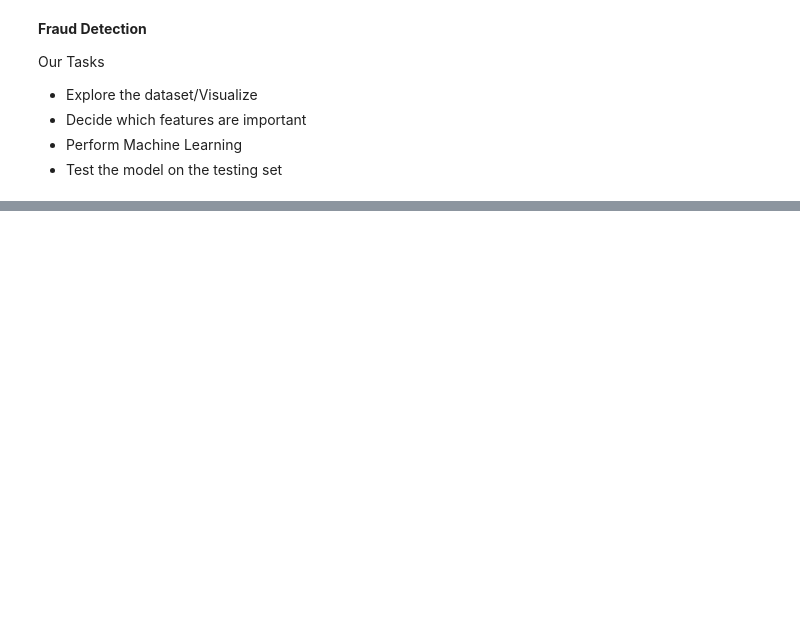
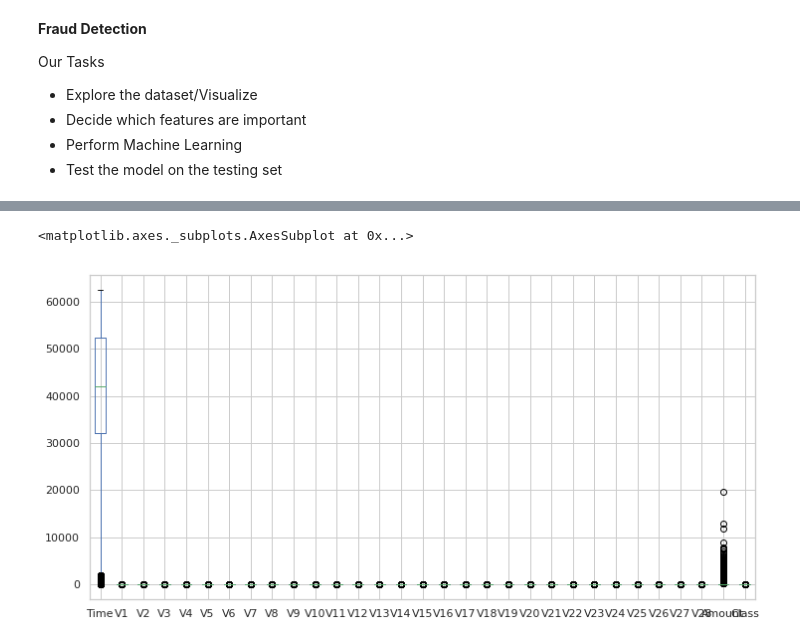
Before and after one commit to Deepak5j/FraudDetection, a Jupyter notebook: Fraud_Detection.ipynb, the cells around one changed output, grey strips where cells are left out. Cells and saved outputs as stored; diff of their text form; code cells hidden in the pictures; blank space fills up the shorter version.

```diff
--- a/Fraud_Detection.ipynb
+++ b/Fraud_Detection.ipynb
@@ -47,0 +45,5 @@ from sklearn.model_selection import train_test_split
+# %%
+df.plot.box(figsize=(12,6))
+# %% [output]
+<matplotlib.axes._subplots.AxesSubplot at 0x...>
+[figure, added]
```
Also changed, not shown: parts of 14 cells of this notebook.
